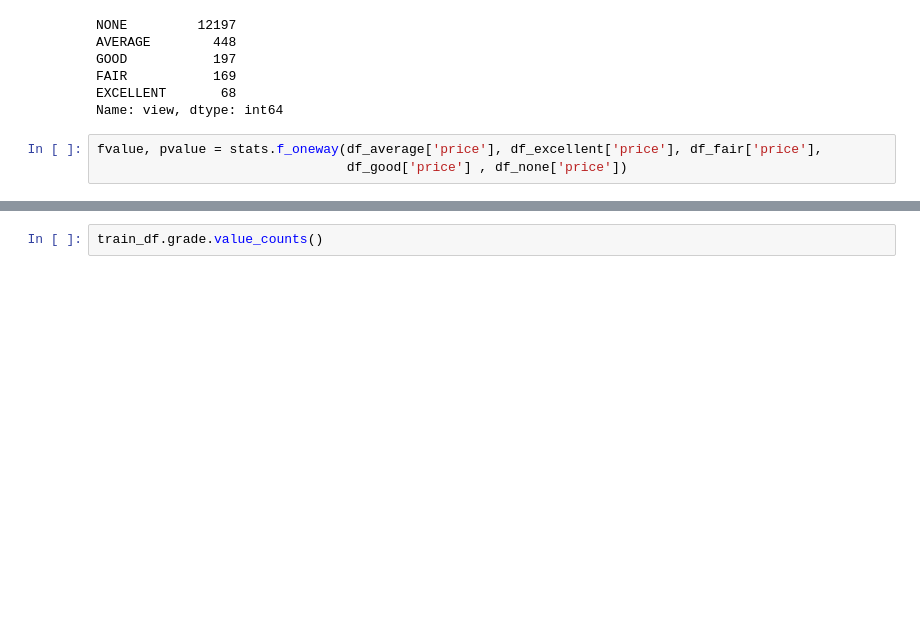
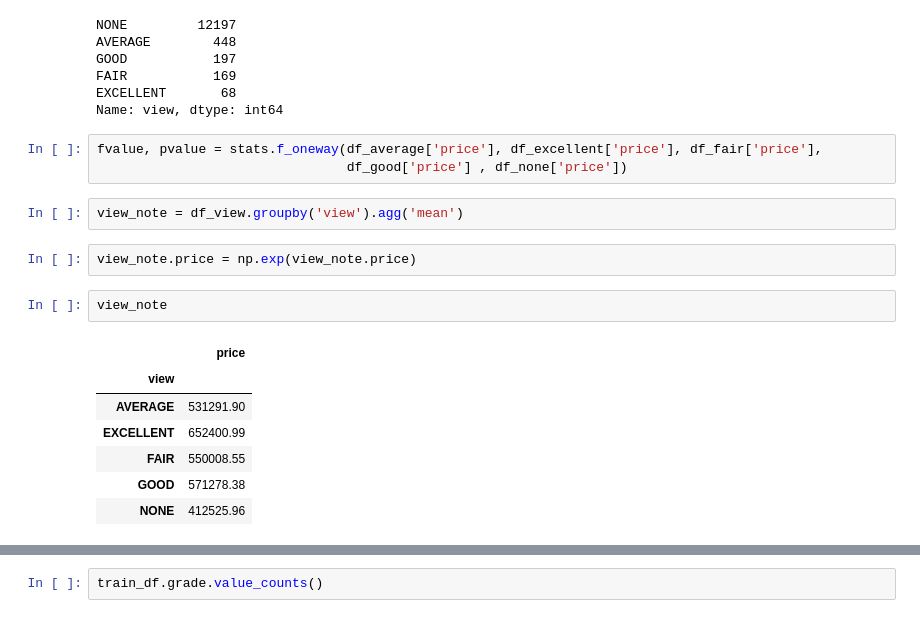
Before and after one commit to xiaohua-su/King_County_Real_Estate_Analysis, a Jupyter notebook: scratchwork_that_runs_properly.ipynb, the cells around one changed output, grey strips where cells are left out. Drawn from its saved outputs; the diff is of its cells as text; blank space fills up the shorter version.

```diff
--- a/scratchwork_that_runs_properly.ipynb
+++ b/scratchwork_that_runs_properly.ipynb
@@ -416,3 +416,17 @@ Name: view, dtype: int64
 # %%
 fvalue, pvalue = stats.f_oneway(df_average['price'], df_excellent['price'], df_fair['price'],
                                 df_good['price'] , df_none['price'])
+# %%
+view_note = df_view.groupby('view').agg('mean')
+# %%
+view_note.price = np.exp(view_note.price)
+# %%
+view_note
+# %% [output]
+|  | price |
+| view |  |
+| AVERAGE | 531291.90 |
+| EXCELLENT | 652400.99 |
+| FAIR | 550008.55 |
+| GOOD | 571278.38 |
+| NONE | 412525.96 |
```
Also changed, not shown: parts of 8 cells of this notebook.
